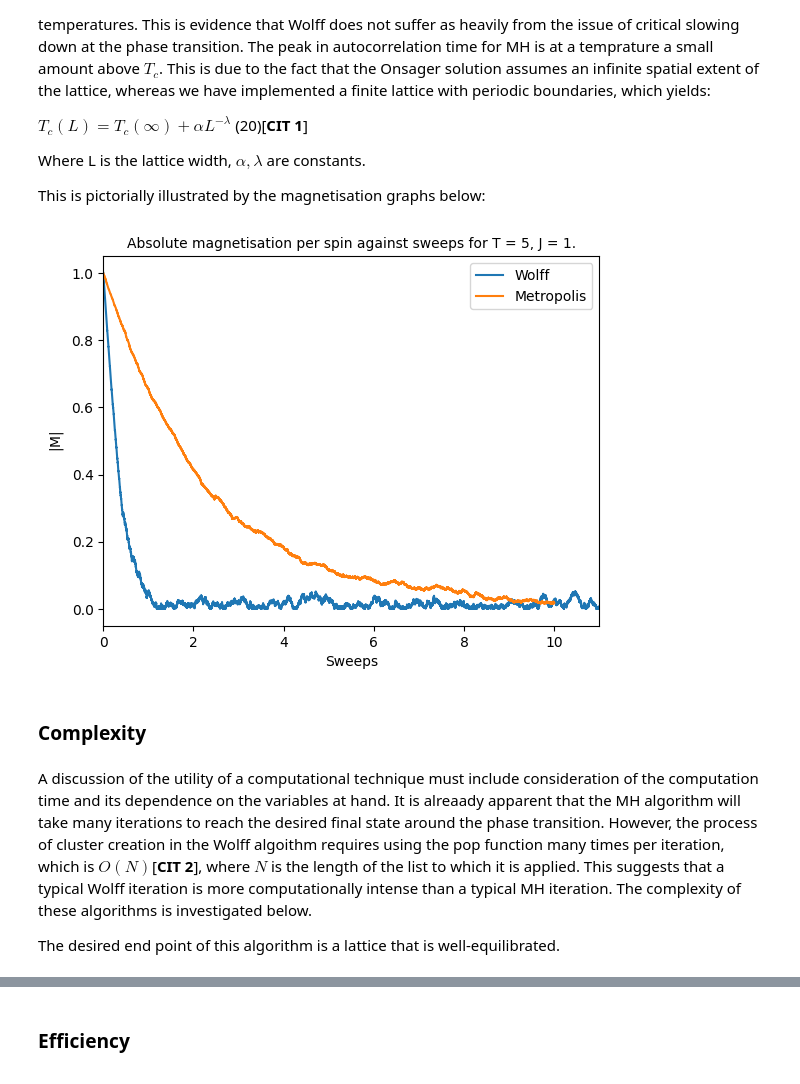
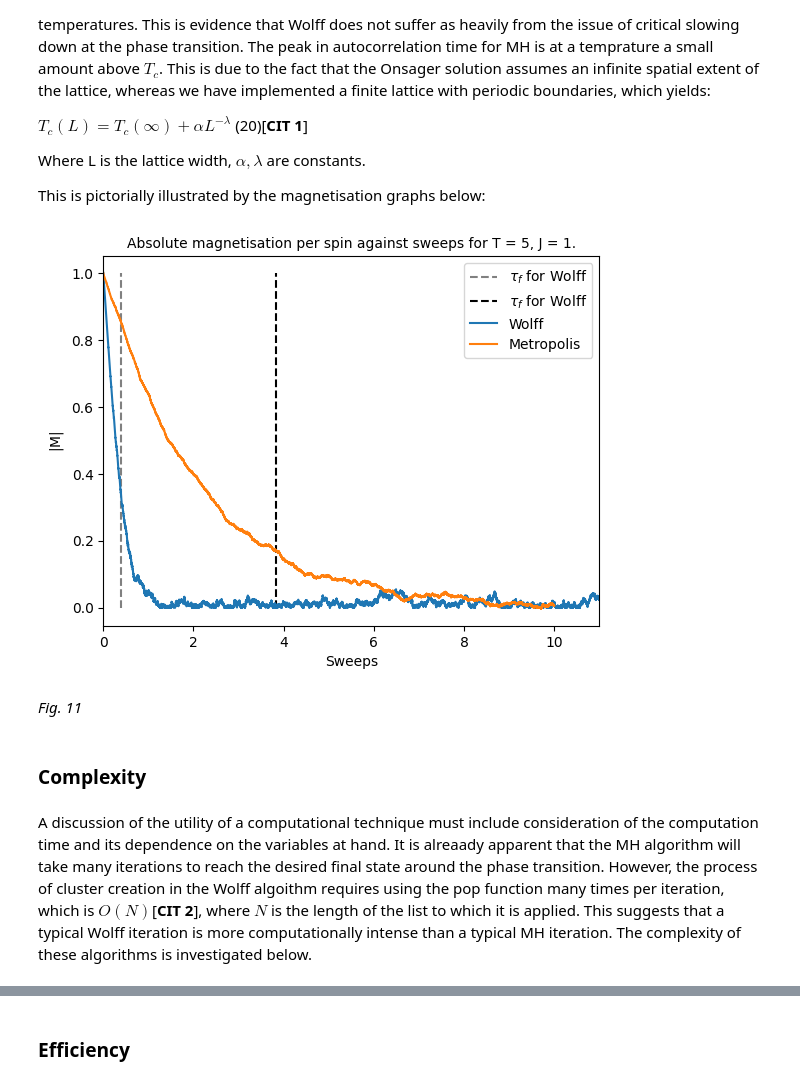
Before and after one commit to Part-II-Computational-Physics/cluster-algorithms-for-monte-carlo-jbd29, a Jupyter notebook: isiing set up 2.ipynb, the cells around one changed output, grey strips where cells are left out. Saved outputs shown, nothing was run; the diff lists cells and outputs as text; code cells hidden in the pictures.

```diff
--- a/isiing set up 2.ipynb
+++ b/isiing set up 2.ipynb
@@ -612,25 +629,32 @@ This is pictorially illustrated by the magnetisation graphs below:
 # %%
 lattice = make_lattice(100,1)
 T = 5
 MH_Ms, MH_sweeps = evolve_and_compute_M(lattice, T**-1, 1,0,100000)
 lattice = make_lattice(100,1)
 Wolff_Ms, Wolff_sweeps = Wolff_evolve_and_compute_M(lattice,T**-1, 1, 100000)
+
+
+Wolff_autocov = compute_autocovariance(Wolff_Ms, 100000)
+Wolff_sweeps_tau_f = Wolff_sweeps[estimate_correlation_time(Wolff_autocov)]
+
+plt.plot(np.full((3,1),Wolff_sweeps_tau_f),np.linspace(0,1,3), linestyle = '--', color = 'gray', label = r'$\tau_f$ for Wolff')
+plt.plot(np.full((3,1),10*Wolff_sweeps_tau_f),np.linspace(0,1,3), linestyle = '--', color = 'black', label = r'$\tau_f$ for Wolff')
 plt.plot(Wolff_sweeps, Wolff_Ms, label = 'Wolff')
 plt.xlim((0,MH_sweeps[-1]+1))
 plt.plot(MH_sweeps,MH_Ms, label = 'Metropolis')
 plt.xlabel('Sweeps')
 plt.ylabel(r'$\vert$M$\vert$')
 plt.title('Absolute magnetisation per spin against sweeps for T = ' + str(T) + ', J = 1.', fontsize = 10)
 plt.legend()
 plt.show()
 # %% [output]
-[figure, old version]
+[figure, new version]
+# %% [markdown]
+*Fig. 11*
 # %% [markdown]
 ### Complexity
 # %% [markdown]
 A discussion of the utility of a computational technique must include consideration of the computation time and its dependence on the variables at hand. It is alreaady apparent that the MH algorithm will take many iterations to reach the desired final state around the phase transition. However, the process of cluster creation in the Wolff algoithm requires using the pop function many times per iteration, which is $O(N)$[**CIT 2**], where $N$ is the length of the list to which it is applied. This suggests that a typical Wolff  iteration is more computationally intense than a typical MH iteration. The complexity of these algorithms is investigated below.
-
-The desired end point of this algorithm is a lattice that is well-equilibrated.
 # %%
 Js = np.linspace(0,10,50)
 Wolff_execute_time = []
```
Also changed, not shown: parts of 17 cells of this notebook, 1 other file.
